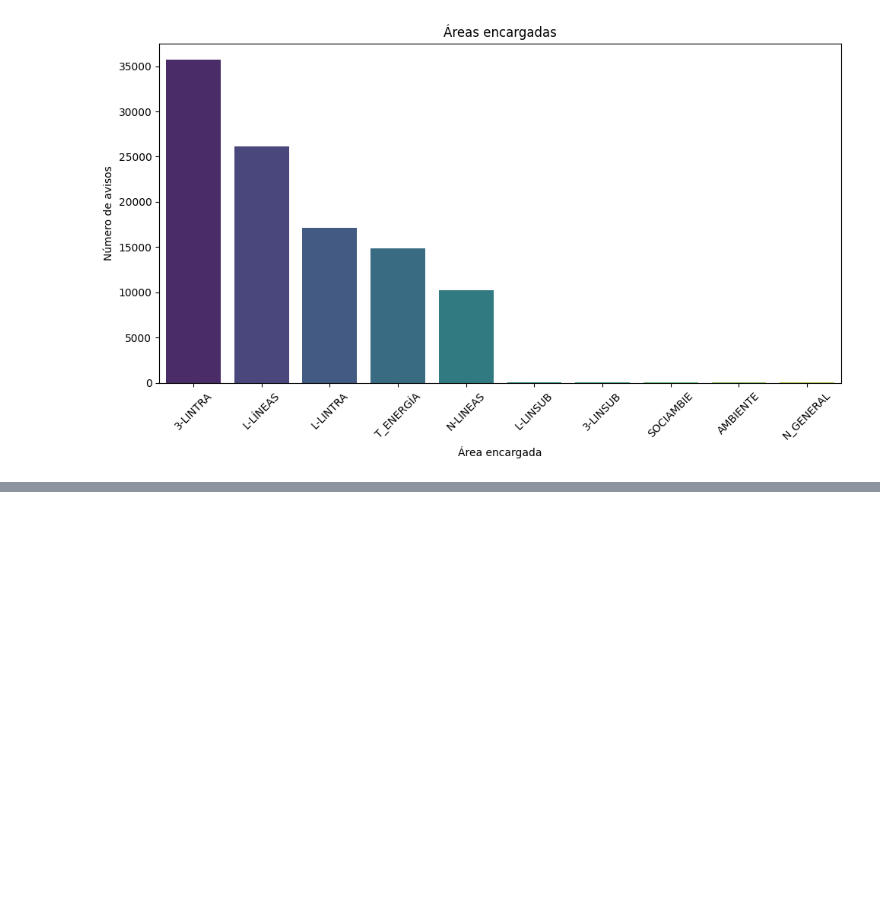
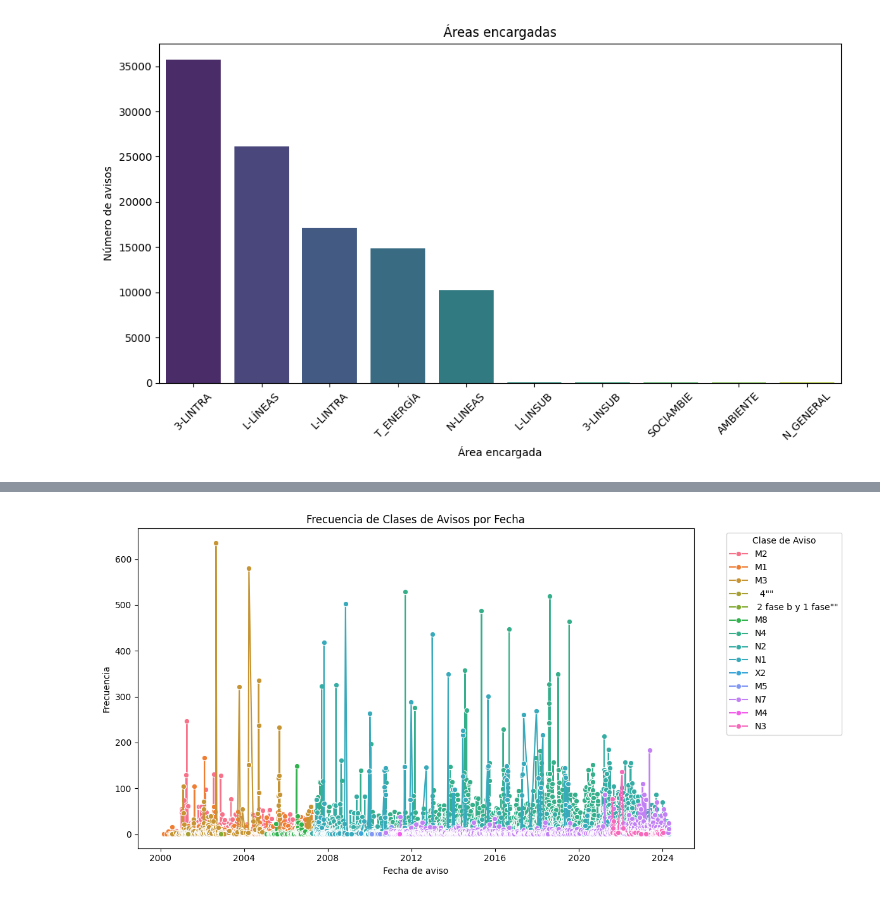
Before and after one commit to Tomaslopera/Hackathon_ISA, a Jupyter notebook: analisis_avisos_depurados.ipynb, the cells around one changed output, grey strips where cells are left out. Cells and saved outputs as stored; diff of their text form; code cells hidden in the pictures; blank space fills up the shorter version.

```diff
--- a/analisis_avisos_depurados.ipynb
+++ b/analisis_avisos_depurados.ipynb
@@ -146,0 +170,15 @@ plt.show()
+# %%
+# Gráfica de clases de aviso por fecha
+fecha_avisos = df_avisos.groupby([' Fecha de aviso', ' Clase de aviso']).size().reset_index(name='Frecuencia')
+fecha_avisos
+
+plt.figure(figsize=(12, 6))
+sns.lineplot(data=fecha_avisos, x=' Fecha de aviso', y='Frecuencia', hue=' Clase de aviso', marker='o')
+plt.xlabel('Fecha de aviso')
+plt.ylabel('Frecuencia')
+plt.title('Frecuencia de Clases de Avisos por Fecha')
+plt.legend(title='Clase de Aviso', bbox_to_anchor=(1.05, 1), loc='upper left')
+plt.tight_layout()
+plt.show()
+# %% [output]
+[figure, added]
```
Also changed, not shown: parts of 5 cells of this notebook, 2 other files.
